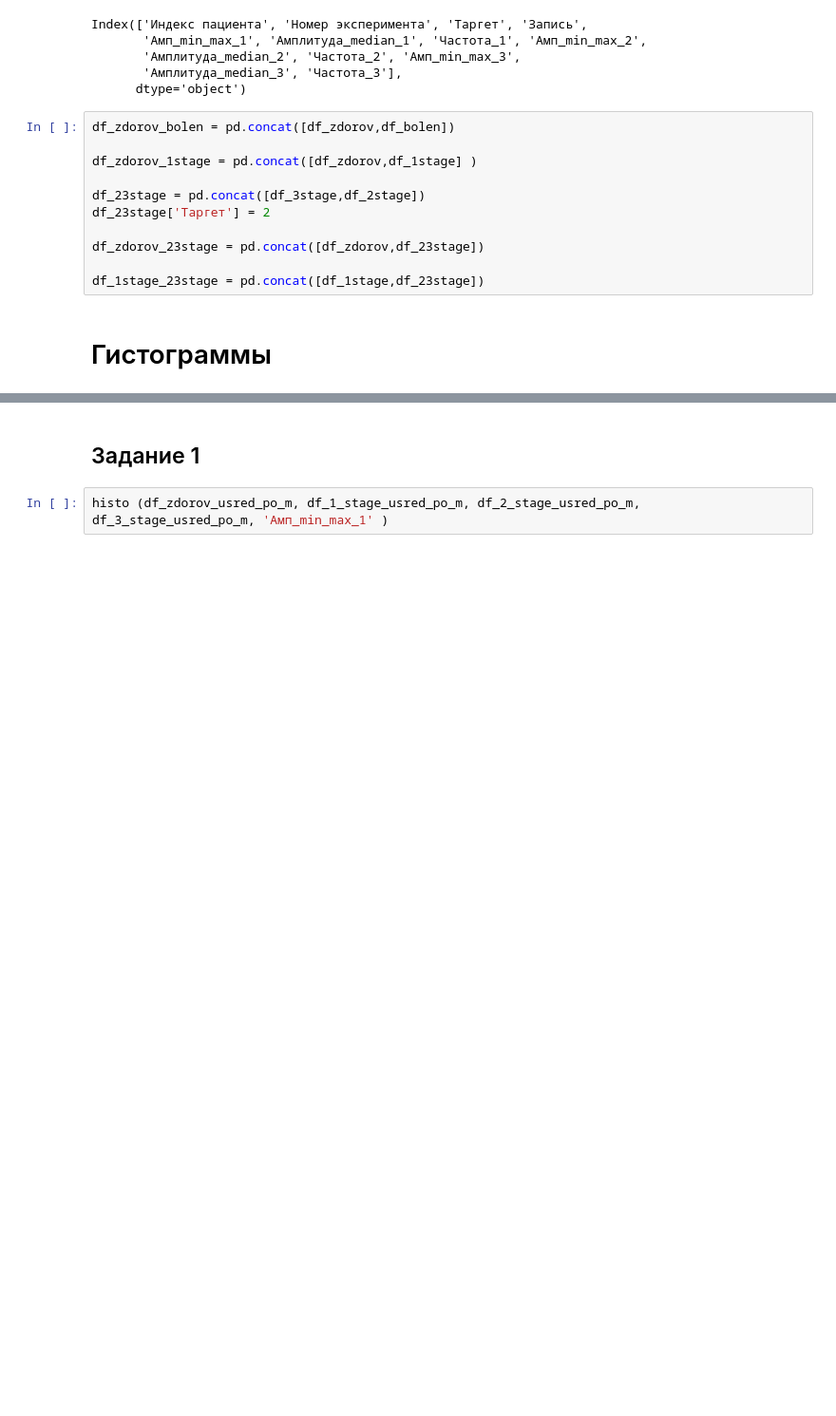
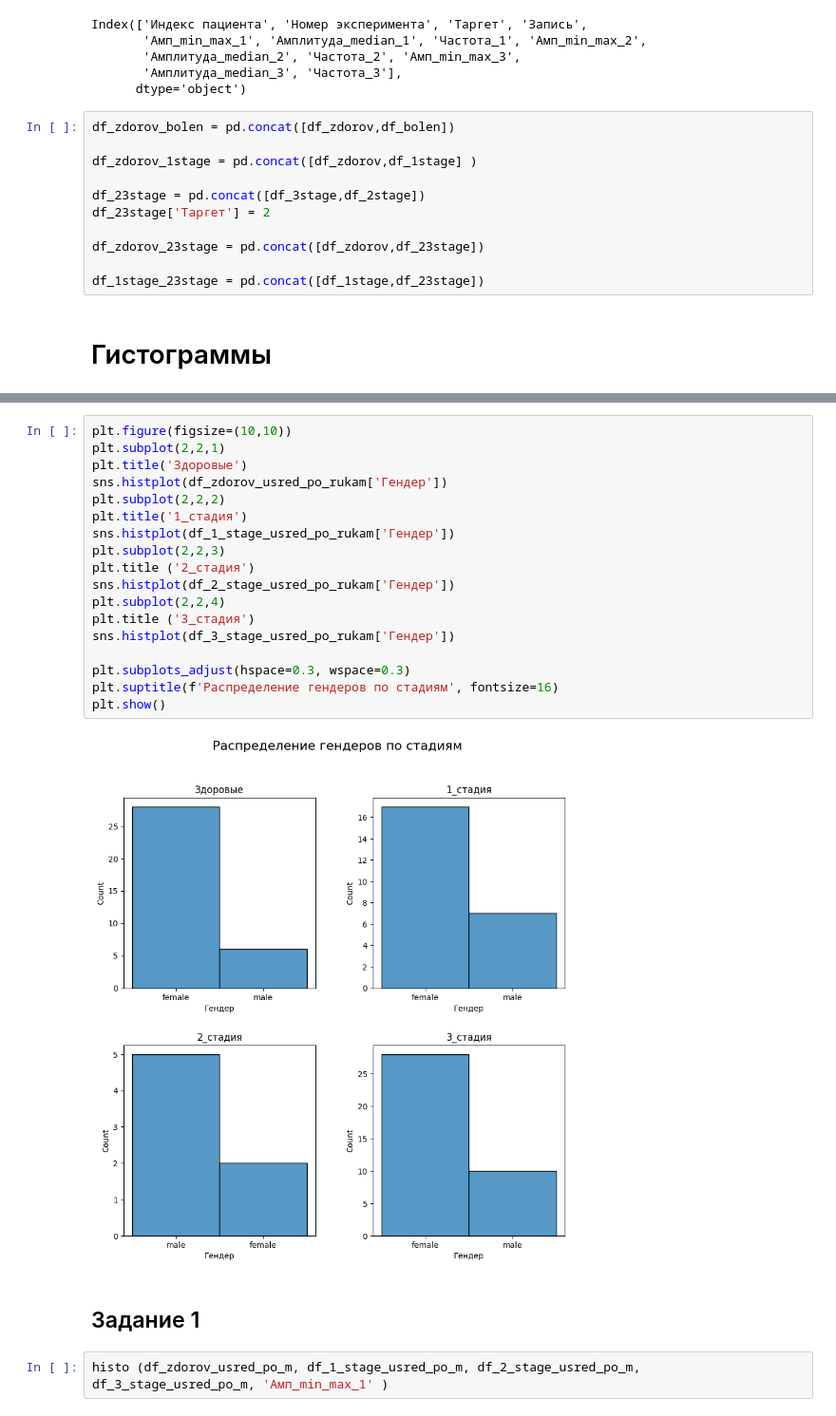
Before and after one commit to AnastasiaMoshkova/PD, a Jupyter notebook: statistiki_prav.ipynb, the cells around one changed output, grey strips where cells are left out. Shown at 95% size. Drawn from its saved outputs; the diff is of its cells as text; blank space fills up the shorter version.

```diff
--- a/statistiki_prav.ipynb
+++ b/statistiki_prav.ipynb
@@ -500,3 +688,23 @@ def histo (df_zdorov, df_1_stage, df_2_stage, df_3_stage, data):
+# %%
+plt.figure(figsize=(10,10))
+plt.subplot(2,2,1)
+plt.title('Здоровые')
+sns.histplot(df_zdorov_usred_po_rukam['Гендер'])
+plt.subplot(2,2,2)
+plt.title('1_стадия')
+sns.histplot(df_1_stage_usred_po_rukam['Гендер'])
+plt.subplot(2,2,3)
+plt.title ('2_стадия')
+sns.histplot(df_2_stage_usred_po_rukam['Гендер'])
+plt.subplot(2,2,4)
+plt.title ('3_стадия')
+sns.histplot(df_3_stage_usred_po_rukam['Гендер'])
+
+plt.subplots_adjust(hspace=0.3, wspace=0.3)
+plt.suptitle(f'Распределение гендеров по стадиям', fontsize=16)
+plt.show()
+# %% [output]
+[figure, added]
 # %% [markdown]
 ## Задание 1
 # %%
```
Also changed, not shown: parts of 15 cells of this notebook.
